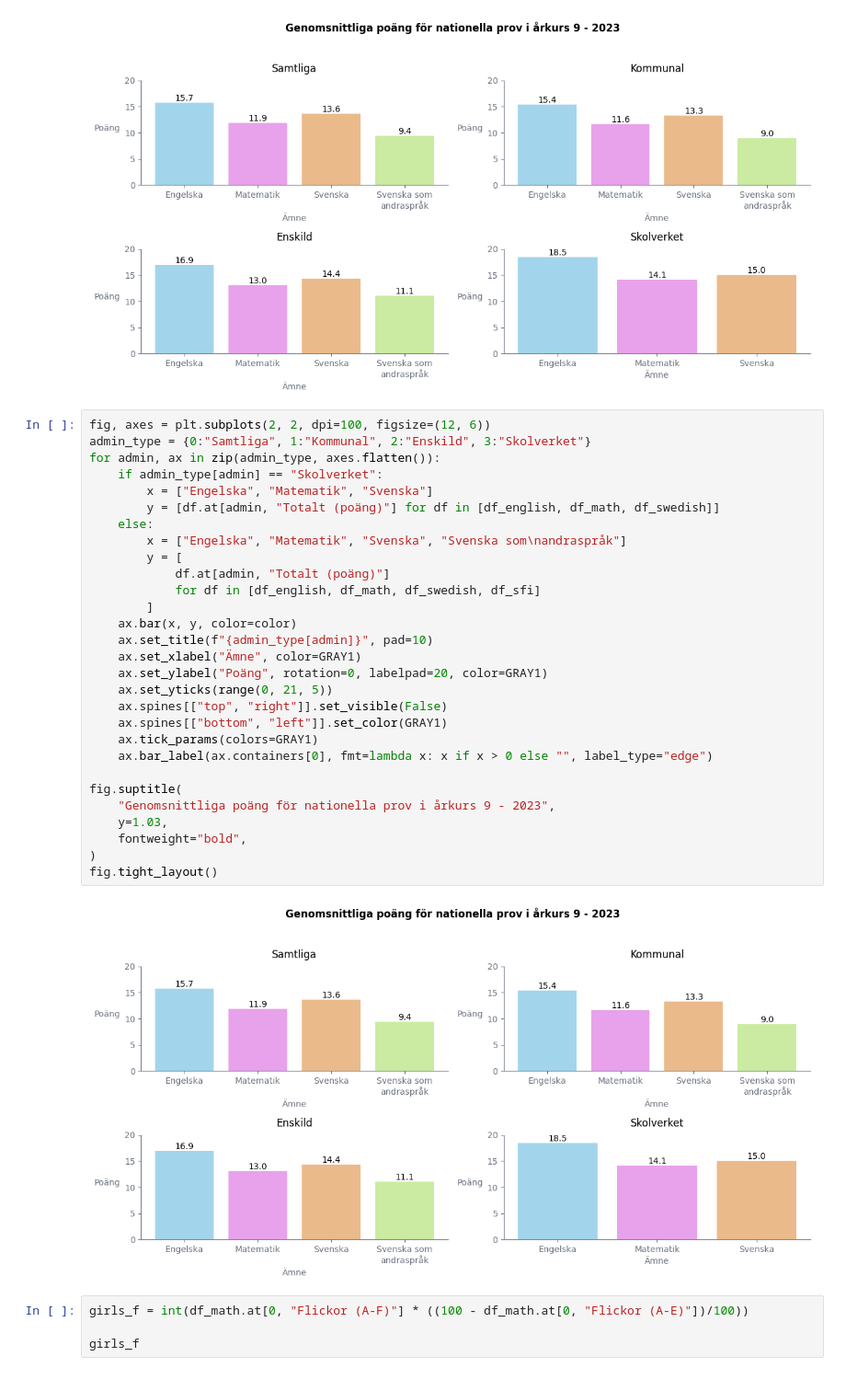
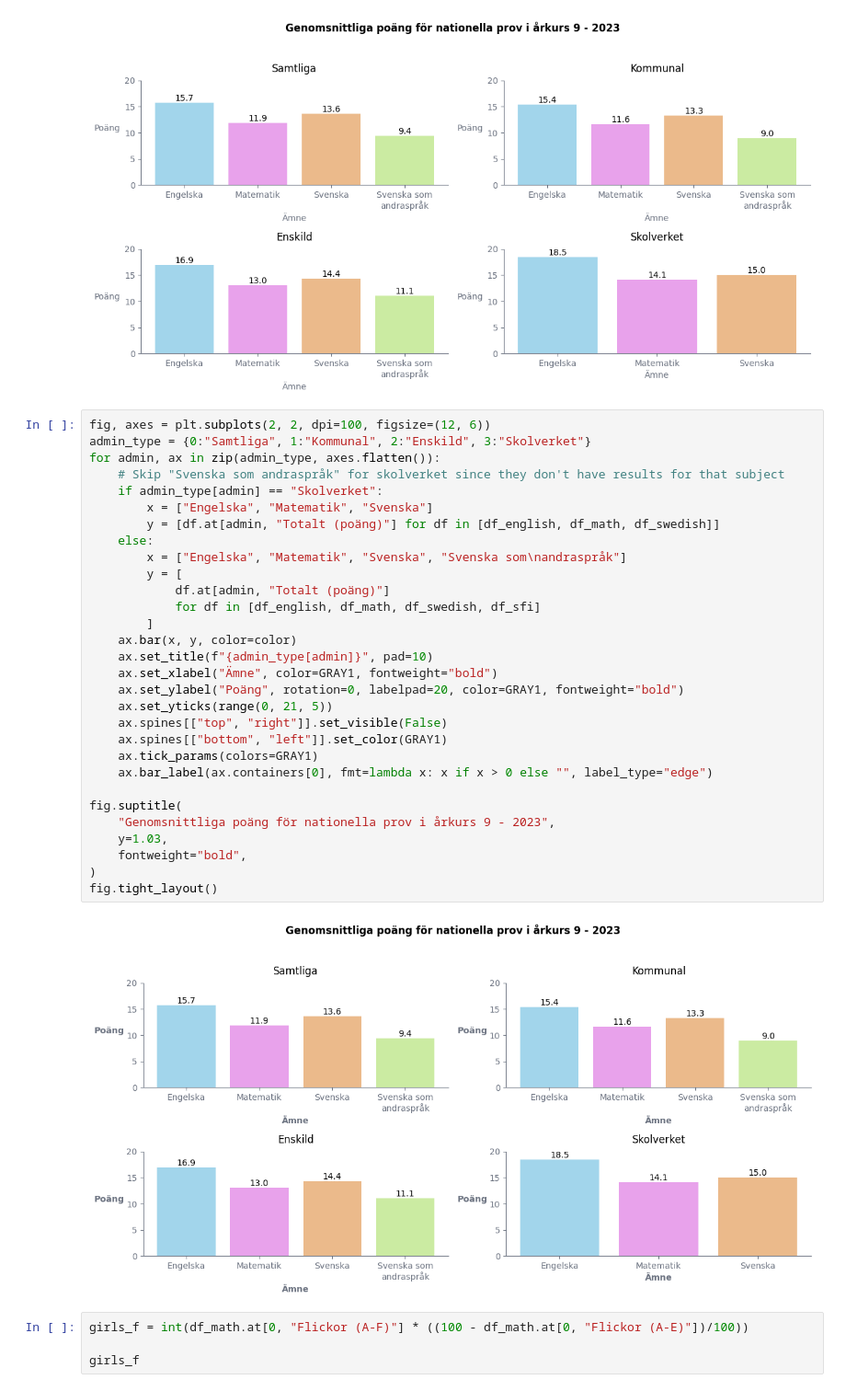
Before and after one commit to LordOfTurtles/Python-Erik-Johansson-OPA23, a Jupyter notebook: labb2/labb2.ipynb, the cells around one changed output. Shown at 92% size. Saved outputs shown, nothing was run; the diff lists cells and outputs as text.

```diff
--- a/labb2/labb2.ipynb
+++ b/labb2/labb2.ipynb
@@ -124,34 +124,35 @@ fig.tight_layout()
 # %%
 fig, axes = plt.subplots(2, 2, dpi=100, figsize=(12, 6))
 admin_type = {0:"Samtliga", 1:"Kommunal", 2:"Enskild", 3:"Skolverket"}
 for admin, ax in zip(admin_type, axes.flatten()):
+    # Skip "Svenska som andraspråk" for skolverket since they don't have results for that subject
     if admin_type[admin] == "Skolverket":
         x = ["Engelska", "Matematik", "Svenska"]
         y = [df.at[admin, "Totalt (poäng)"] for df in [df_english, df_math, df_swedish]]
     else:
         x = ["Engelska", "Matematik", "Svenska", "Svenska som\nandraspråk"]
         y = [
             df.at[admin, "Totalt (poäng)"]
             for df in [df_english, df_math, df_swedish, df_sfi]
         ]
     ax.bar(x, y, color=color)
     ax.set_title(f"{admin_type[admin]}", pad=10)
-    ax.set_xlabel("Ämne", color=GRAY1)
-    ax.set_ylabel("Poäng", rotation=0, labelpad=20, color=GRAY1)
+    ax.set_xlabel("Ämne", color=GRAY1, fontweight="bold")
+    ax.set_ylabel("Poäng", rotation=0, labelpad=20, color=GRAY1, fontweight="bold")
     ax.set_yticks(range(0, 21, 5))
     ax.spines[["top", "right"]].set_visible(False)
     ax.spines[["bottom", "left"]].set_color(GRAY1)
     ax.tick_params(colors=GRAY1)
     ax.bar_label(ax.containers[0], fmt=lambda x: x if x > 0 else "", label_type="edge")
 
 fig.suptitle(
     "Genomsnittliga poäng för nationella prov i årkurs 9 - 2023",
     y=1.03,
     fontweight="bold",
 )
 fig.tight_layout()
 # %% [output]
-[figure, old version]
+[figure, new version]
 # %%
 girls_f = int(df_math.at[0, "Flickor (A-F)"] * ((100 - df_math.at[0, "Flickor (A-E)"])/100))
 
```
